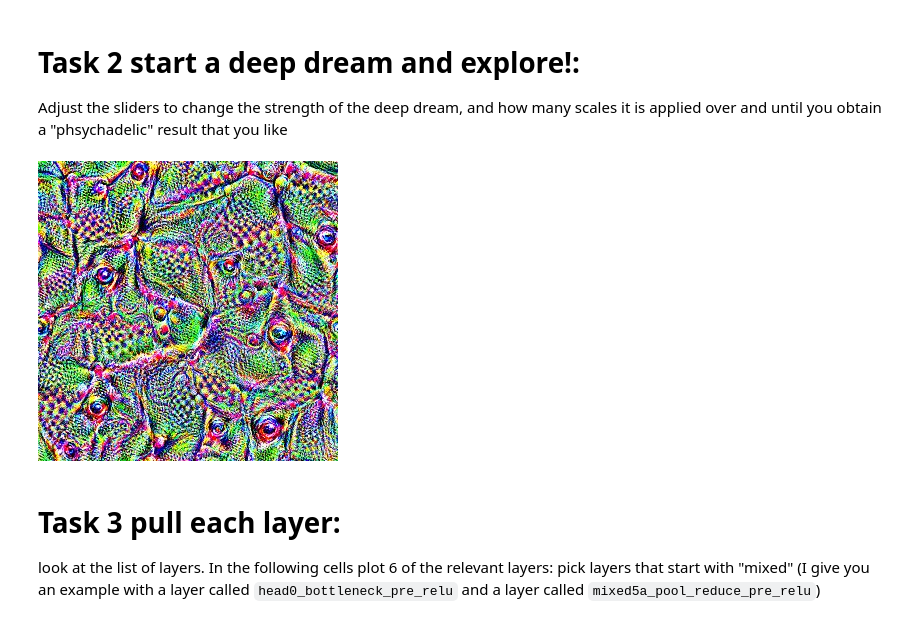
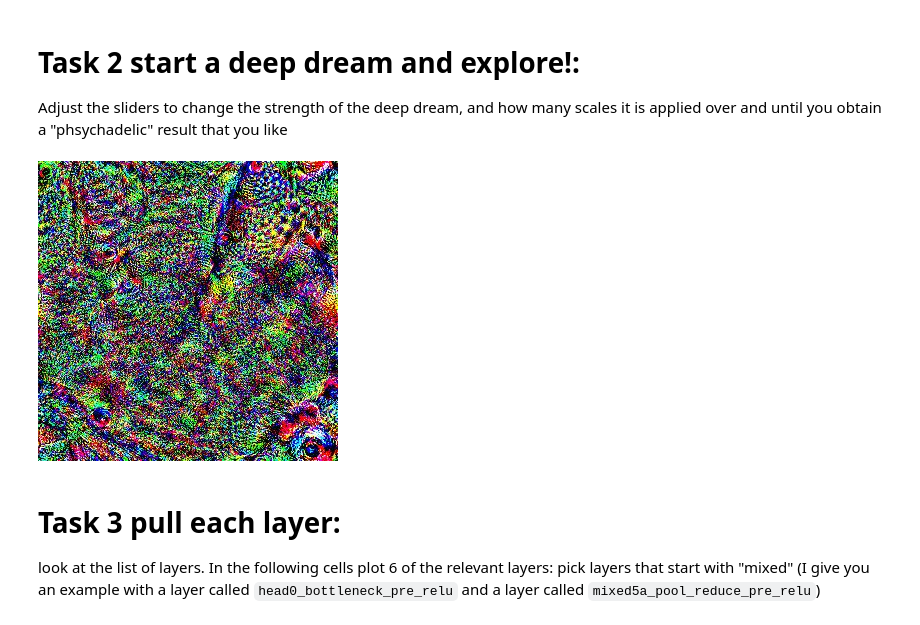
Before and after one commit to massimocipressi/MLPNS_MCipressi, a Jupyter notebook: DeepLearning/deepdream.ipynb, the cells around one changed output. Drawn from its saved outputs; the diff is of its cells as text; code cells hidden in the pictures.

```diff
--- a/DeepLearning/deepdream.ipynb
+++ b/DeepLearning/deepdream.ipynb
@@ -100,6 +100,6 @@ def showarray(a, fmt='jpeg'):
 # Task 1: Create a random noise "image":
 an array of 300x300 pixels and 3 color channels (RGB). Fill it in with random noise but make sure the values are Unsigned integer 8bit type (np.unit8) and contained between 0 and 255. This is how a jpg image would be encoded in python and both pylab and this base code require this encoding for the image.  This can be achieved by generating random uniform noise (between 0 and 1) and convert it to 0-255 by multiplication, then convert the data type
 # %%
-rnd = ... #create a 300x300x3 array that contains gaussian noise only = np.randn() can be used to create the gaussian noise
+rnd = 255*np.random.randn(300,300,3) #create a 300x300x3 array that contains gaussian noise only = np.randn() can be used to create the gaussian noise
 showarray(rnd)
 # %% [output]
@@ -166,15 +166,15 @@ def render_deepdream(t_obj, input_img, show_steps = True):
 
 Adjust the sliders to change the strength of the deep dream, and how many scales it is applied over and until you obtain a "phsychadelic" result that you like
 # %%
-octave_n = 3 #@param {type:"slider", max: 10}
-octave_scale = 1.4 #@param {type:"number"}
+octave_n = 4 #@param {type:"slider", max: 10}
+octave_scale = 2 #@param {type:"number"}
 iter_n = 30 #@param {type:"slider", max: 50}
-strength = 821 #@param {type:"slider", max: 1000}
+strength = 890 #@param {type:"slider", max: 1000}
 layer = "mixed5a"  #@param ["mixed3a", "mixed3b", "mixed4a", "mixed4c", "mixed5a"]
 
 final = render_deepdream(tf.square(T(layer)), rnd)
 # %% [output]
-[figure, old version]
+[figure, new version]
 # %% [markdown]
  # Task 3 pull each layer:
  look at the list of layers. In the following cells plot 6 of the relevant layers: pick layers that start with "mixed"  (I give you an example with a layer called `head0_bottleneck_pre_relu` and a layer called `mixed5a_pool_reduce_pre_relu`)
```
Also changed, not shown: parts of 18 cells of this notebook.
